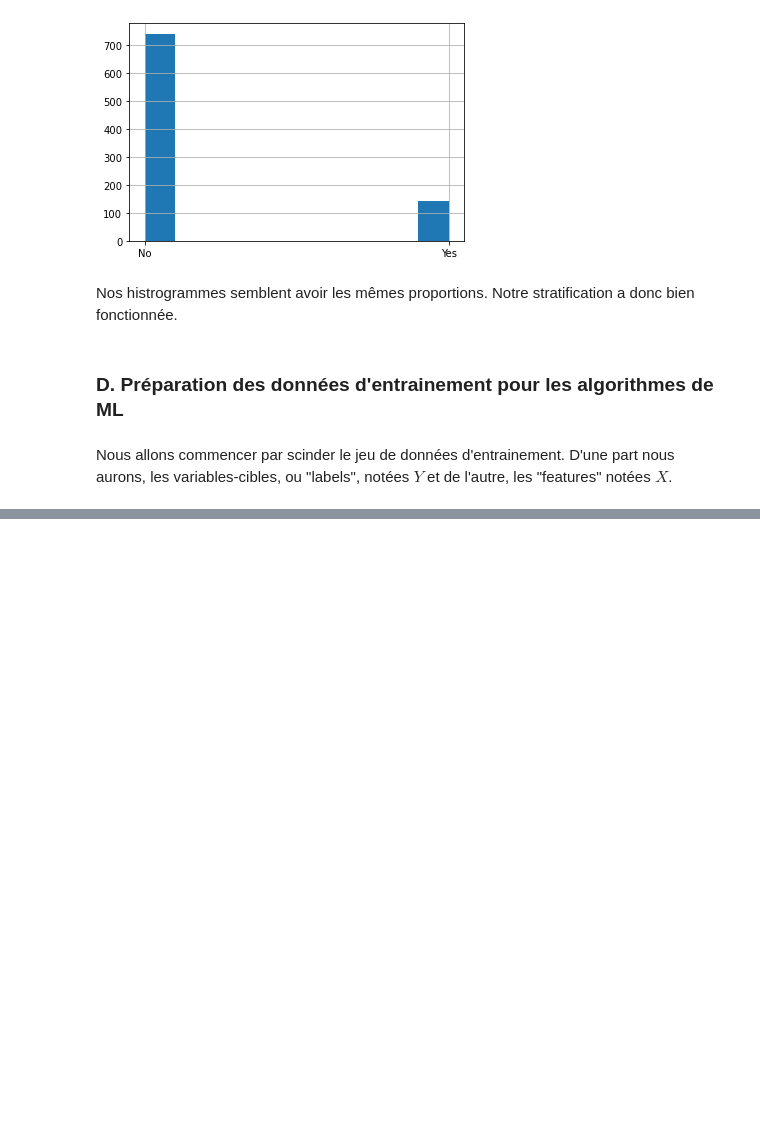
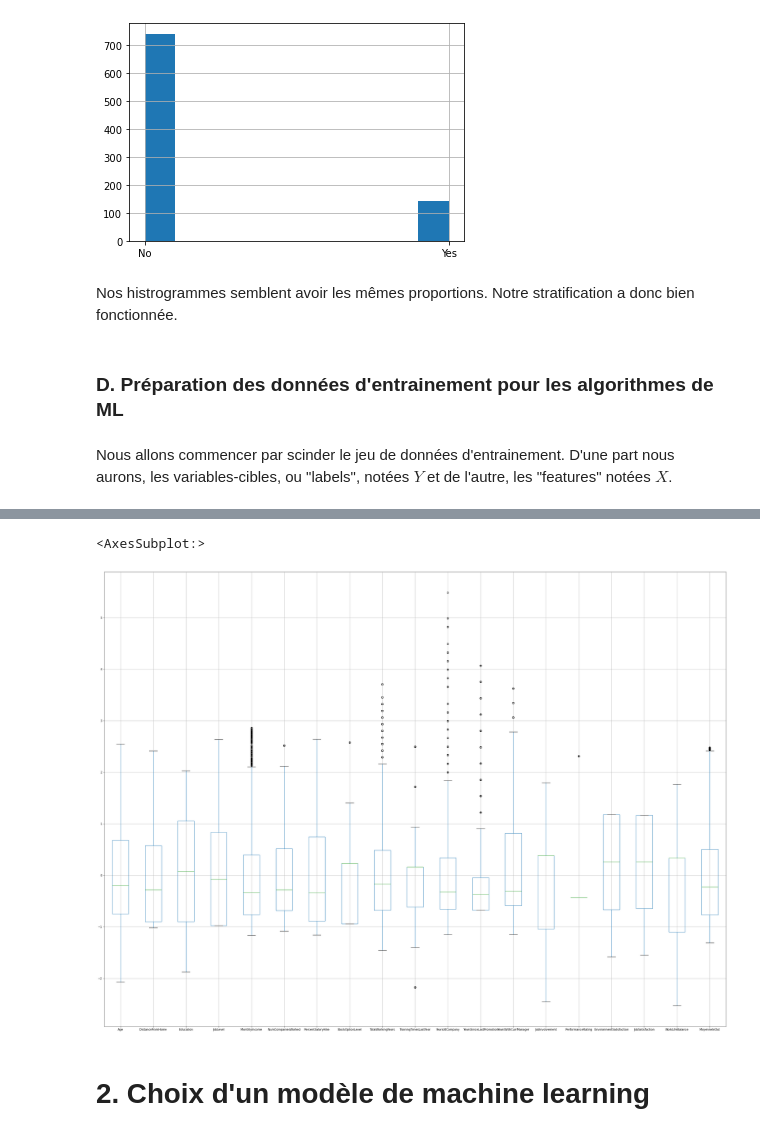
Before and after one commit to Ugo-Girard-Tissier/Projet-IA, a Jupyter notebook: Projet IA.ipynb, the cells around one changed output, grey strips where cells are left out. Cells and saved outputs as stored; diff of their text form; code cells hidden in the pictures; blank space fills up the shorter version.

```diff
--- a/Projet IA.ipynb
+++ b/Projet IA.ipynb
@@ -325,0 +417,8 @@ train_set_labels = train_set["Attrition"].copy()
+# %%
+from sklearn.impute import SimpleImputer
+from sklearn.preprocessing import StandardScaler
+
+num_pipeline = Pipeline([
+        ('imput', SimpleImputer(strategy="median")),
+        ('std_scaler', StandardScaler()),
+    ])
@@ -325,0 +427,9 @@ train_set_labels = train_set["Attrition"].copy()
+# %%
+from sklearn.compose import ColumnTransformer
+
+full_pipeline = ColumnTransformer([
+        ("num", num_pipeline, train_set_features_num),
+        ("cat", cat_pipeline, train_set_features_cat),
+    ])
+# %%
+train_set_features_prepared = full_pipeline.fit_transform(train_set_features)
@@ -325,0 +438,22 @@ train_set_labels = train_set["Attrition"].copy()
+# %%
+BusinessTravel_list = list(set(train_set_features['BusinessTravel']))
+BusinessTravel_list.reverse()
+BusinessTravel_list = [sub + '_BusinessTravel' for sub in BusinessTravel_list]
+
+Department_list = list(set(train_set_features['Department']))
+Department_list.reverse()
+Department_list = [sub + '_Department' for sub in Department_list]
+
+EducationField_list = list(set(train_set_features['EducationField']))
+EducationField_list.reverse()
+EducationField_list = [sub + '_EducationField' for sub in EducationField_list]
+
+JobRole_list = list(set(train_set_features['JobRole']))
+JobRole_list.reverse()
+JobRole_list = [sub + '_JobRole' for sub in JobRole_list]
+
+train_set_features_prepared_pd = pd.DataFrame(
+    train_set_features_prepared,
+    columns = train_set_features_num + BusinessTravel_list + Department_list + EducationField_list + JobRole_list)
+
+train_set_features_prepared_pd.head().style
@@ -325,0 +467,7 @@ train_set_labels = train_set["Attrition"].copy()
+# %%
+train_set_features_prepared_pd.boxplot(train_set_features_num, figsize=(40,30))
+# %% [output]
+<AxesSubplot:>
+[figure, added]
+# %% [markdown]
+# 2. Choix d'un modèle de machine learning
```
Also changed, not shown: parts of 27 cells of this notebook.
